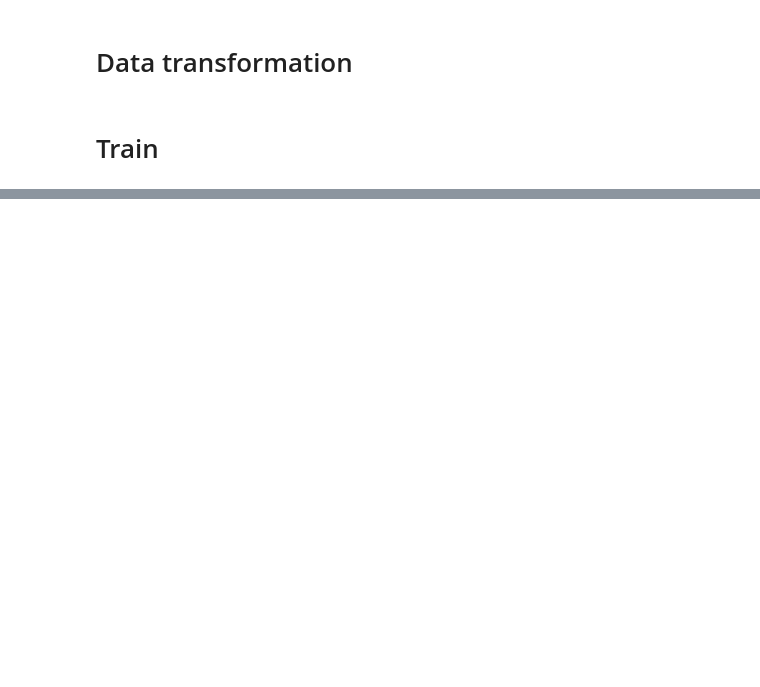
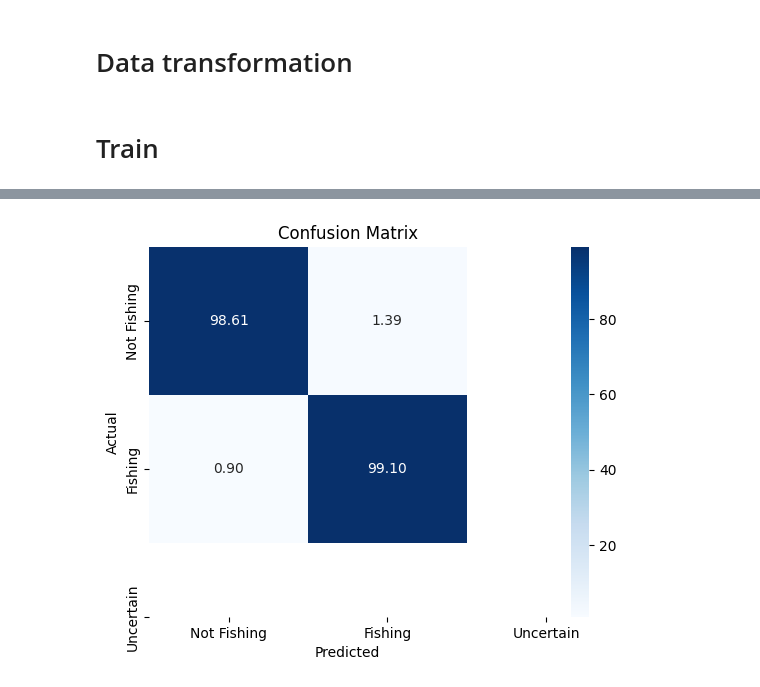
Before and after one commit to pattrickx/Illegal-fishing-classification, a Jupyter notebook: experiemnto_controle.ipynb, the cells around one changed output, grey strips where cells are left out. Cells and saved outputs as stored; diff of their text form; code cells hidden in the pictures; blank space fills up the shorter version.

```diff
--- a/experiemnto_controle.ipynb
+++ b/experiemnto_controle.ipynb
@@ -134,0 +162,24 @@ results_df.sort_values(by='accuracy', ascending=False)
+# %%
+# plotting confusion matrix for the best model
+import seaborn as sns
+import numpy as np
+best_model = results_df.sort_values(by='accuracy', ascending=False).index[0]
+selct_model = models[best_model]
+
+
+# plot for test set
+y_true = y_test
+y_pred = selct_model.predict(X_test_scaled)
+import matplotlib.pyplot as plt
+
+# plot percentage of true positives, true negatives, false positives and false negatives
+cm = confusion_matrix(y_true, y_pred)
+cm_percentage = cm.astype('float') / cm.sum(axis=1)[:, np.newaxis] * 100
+
+sns.heatmap(cm_percentage, annot=True, fmt='.2f', cmap='Blues', xticklabels=['Not Fishing', 'Fishing', 'Uncertain'], yticklabels=['Not Fishing', 'Fishing', 'Uncertain'])
+plt.xlabel('Predicted')
+plt.ylabel('Actual')
+plt.title('Confusion Matrix')
+plt.show()
+# %% [output]
+[figure, added]
```
Also changed, not shown: parts of 29 cells of this notebook, 4 other files.
